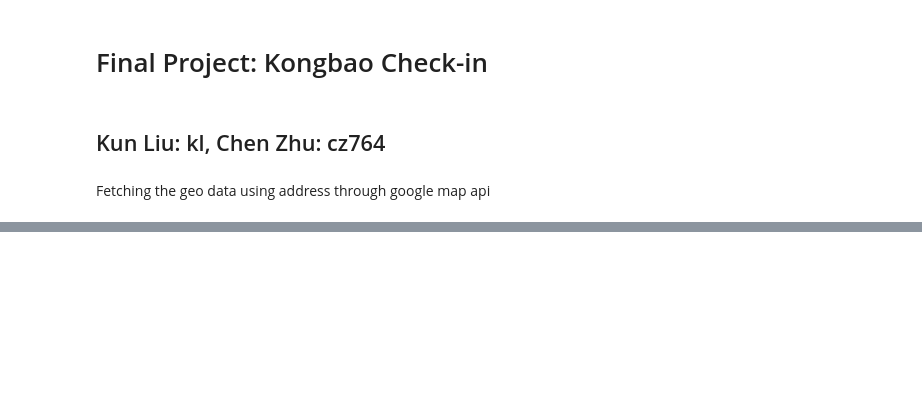
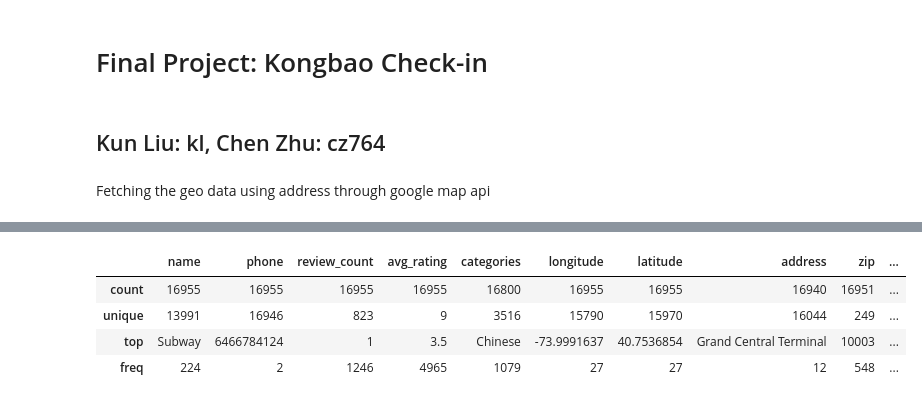
Before and after one commit to cz764/DealingWithData_FinalProject, a Jupyter notebook: ipynb/FinalProject.ipynb, the cells around one changed output, grey strips where cells are left out. Cells and saved outputs as stored; diff of their text form; code cells hidden in the pictures; blank space fills up the shorter version.

```diff
--- a/ipynb/FinalProject.ipynb
+++ b/ipynb/FinalProject.ipynb
@@ -76,0 +94,8 @@ mysqldao.select('yelp', 'yelp_phone', ['longitude', 'latitude'], ['phone'], [{'p
+# %%
+restaurants.describe()
+# %% [output]
+|  | name | phone | review_count | avg_rating | categories | longitude | latitude | address | zip | ... |
+| count | 16955 | 16955 | 16955 | 16955 | 16800 | 16955 | 16955 | 16940 | 16951 | ... |
+| unique | 13991 | 16946 | 823 | 9 | 3516 | 15790 | 15970 | 16044 | 249 | ... |
+| top | Subway | 6466784124 | 1 | 3.5 | Chinese | -73.9991637 | 40.7536854 | Grand Central Terminal | 10003 | ... |
+| freq | 224 | 2 | 1246 | 4965 | 1079 | 27 | 27 | 12 | 548 | ... |
```
Also changed, not shown: parts of 24 cells of this notebook.
